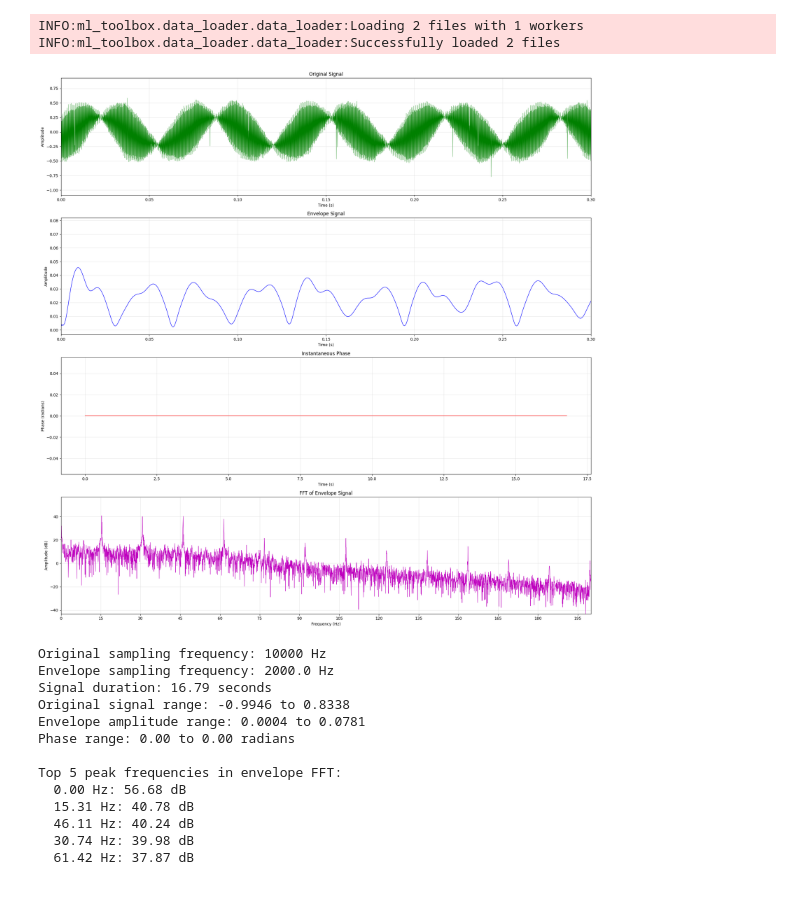
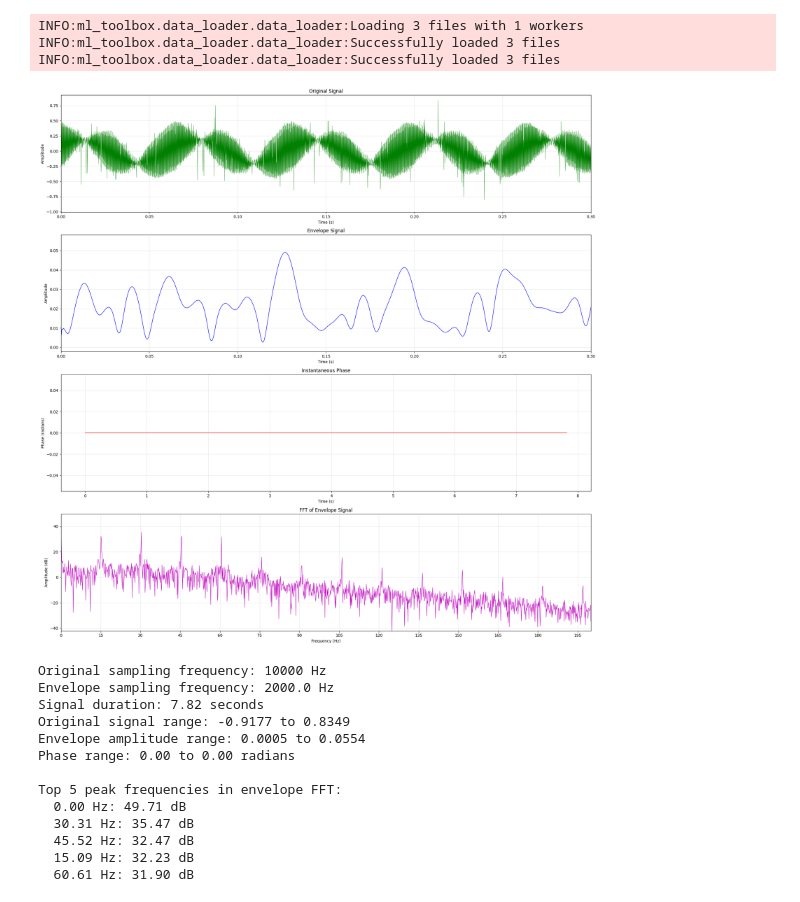
Before and after one commit to efvai/health-asyn-ml, a Jupyter notebook: notebooks/env_windowing.ipynb, the cells around one changed output. Saved outputs shown, nothing was run; the diff lists cells and outputs as text; code cells hidden in the pictures.

```diff
--- a/notebooks/env_windowing.ipynb
+++ b/notebooks/env_windowing.ipynb
@@ -13,11 +13,11 @@ data_loader = DataLoader(dataset_path)
 
 frequency = '30hz'
 sensor_type = 'current'
-load = 'under_load'
+load = 'no_load'
 sampling_rate = 10000
 
 healthy, healthy_metadata = data_loader.load_batch(
-    condition='system_misalignment',
+    condition='misalignment',
     load=load,
     sensor_type=sensor_type,
     frequency=frequency,
@@ -111,49 +111,50 @@ xlim_env = 200
 xlim_mask = freqs_env_pos <= xlim_env
 freqs_env_cropped = freqs_env_pos[xlim_mask]
 fft_env_cropped = fft_env_db[xlim_mask]
 
 axs[3].plot(freqs_env_cropped, fft_env_cropped, 'm-', linewidth=0.8)
 axs[3].set_xlabel('Frequency (Hz)')
 axs[3].set_ylabel('Amplitude (dB)')
 axs[3].set_title('FFT of Envelope Signal')
 axs[3].grid(True, alpha=0.3)
 axs[3].set_xlim(0, xlim_env)
 axs[3].set_ylim(min(fft_env_cropped), max(fft_env_cropped))
 axs[3].set_xticks(np.arange(0, xlim_env + 1, 15))
 
 plt.tight_layout()
 plt.show()
 
 # Print some basic info
 print(f"Original sampling frequency: {ts_orig} Hz")
 print(f"Envelope sampling frequency: {ts_env} Hz")
 print(f"Signal duration: {len(env)/ts_env:.2f} seconds")
 print(f"Original signal range: {np.min(orig):.4f} to {np.max(orig):.4f}")
 print(f"Envelope amplitude range: {np.min(np.abs(env)):.4f} to {np.max(np.abs(env)):.4f}")
 print(f"Phase range: {np.min(inst_phase):.2f} to {np.max(inst_phase):.2f} radians")
 
 # Print peak frequencies in envelope FFT
 print("\nTop 5 peak frequencies in envelope FFT:")
 peak_indices = np.argsort(fft_env_pos)[-5:][::-1]
 for idx in peak_indices:
     print(f"  {freqs_env_pos[idx]:.2f} Hz: {fft_env_db[idx]:.2f} dB")
 # %% [output]
-INFO:ml_toolbox.data_loader.data_loader:Loading 2 files with 1 workers
-INFO:ml_toolbox.data_loader.data_loader:Successfully loaded 2 files
+INFO:ml_toolbox.data_loader.data_loader:Loading 3 files with 1 workers
+INFO:ml_toolbox.data_loader.data_loader:Successfully loaded 3 files
+INFO:ml_toolbox.data_loader.data_loader:Successfully loaded 3 files
-[figure, old version]
+[figure, new version]
 Original sampling frequency: 10000 Hz
 Envelope sampling frequency: 2000.0 Hz
-Signal duration: 16.79 seconds
-Original signal range: -0.9946 to 0.8338
-Envelope amplitude range: 0.0004 to 0.0781
+Signal duration: 7.82 seconds
+Original signal range: -0.9177 to 0.8349
+Envelope amplitude range: 0.0005 to 0.0554
 Phase range: 0.00 to 0.00 radians
 
 Top 5 peak frequencies in envelope FFT:
-  0.00 Hz: 56.68 dB
-  15.31 Hz: 40.78 dB
-  46.11 Hz: 40.24 dB
-  30.74 Hz: 39.98 dB
-  61.42 Hz: 37.87 dB
+  0.00 Hz: 49.71 dB
+  30.31 Hz: 35.47 dB
+  45.52 Hz: 32.47 dB
+  15.09 Hz: 32.23 dB
+  60.61 Hz: 31.90 dB
 # %%
 # STFT Analysis of Envelope Signal
 from scipy.signal import stft
```
Also changed, not shown: parts of 7 cells of this notebook, 2 other files.
